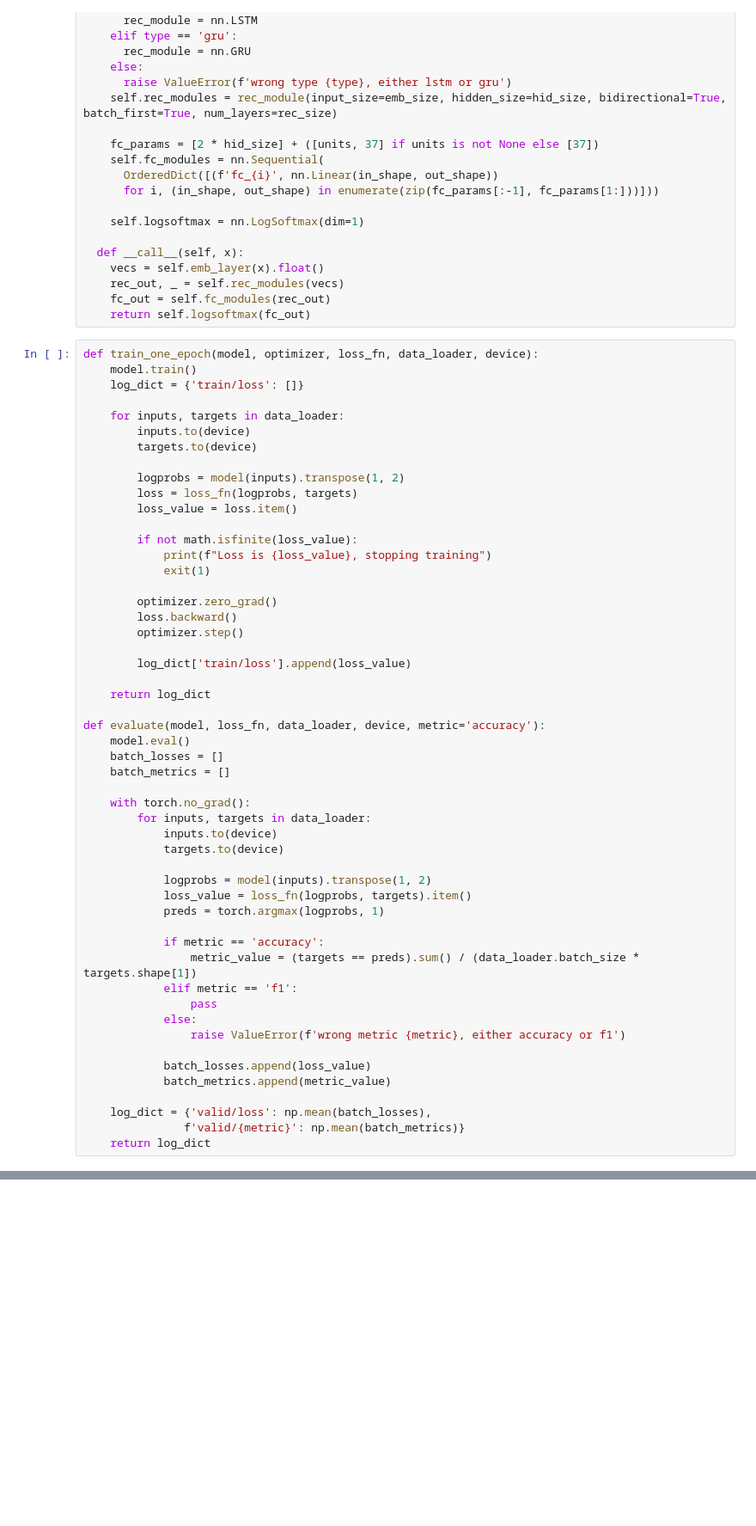
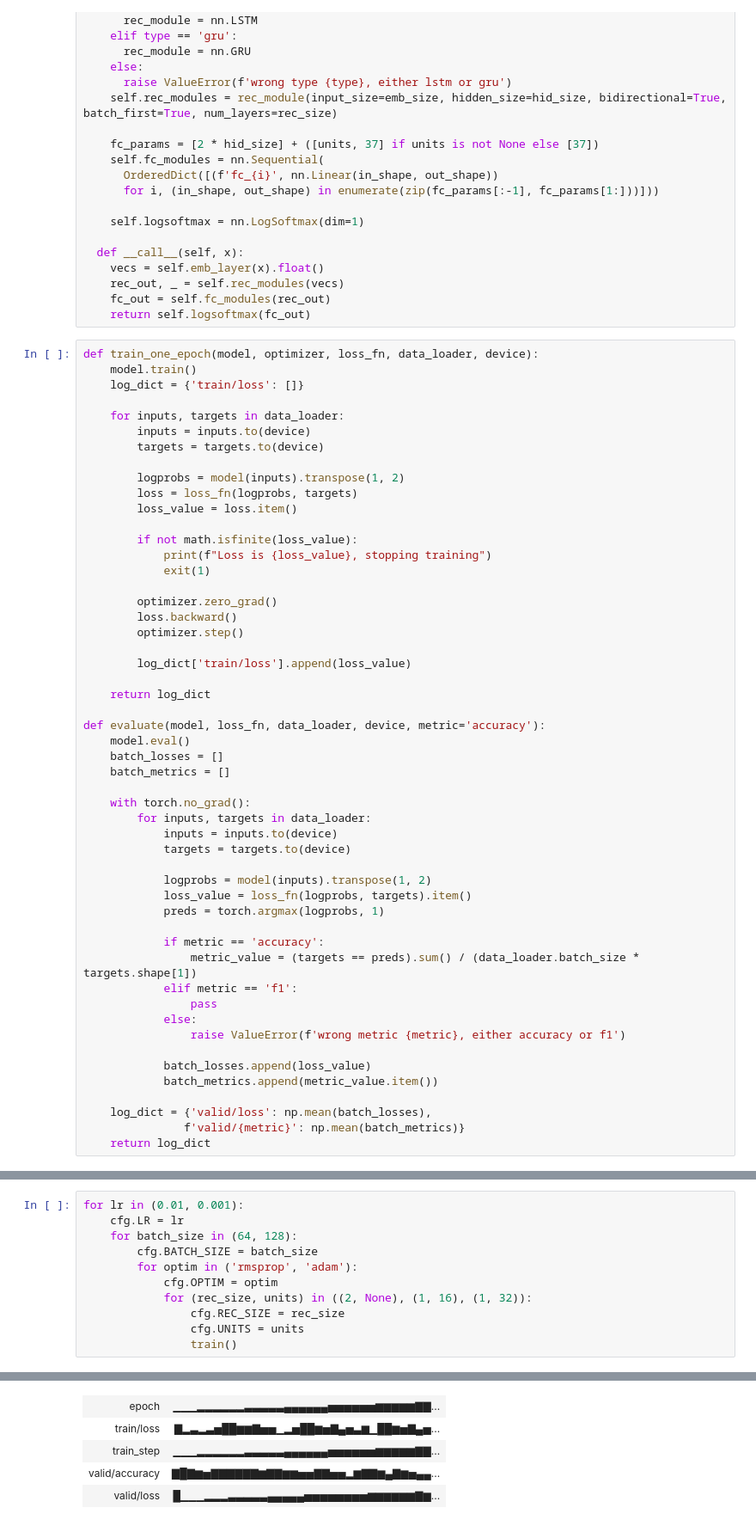
Before and after one commit to NLPetroni/assignment_one, a Jupyter notebook: assignment.ipynb, the cells around one changed output, grey strips where cells are left out. Shown at 86% size. Cells and saved outputs as stored; diff of their text form; blank space fills up the shorter version.

```diff
--- a/assignment.ipynb
+++ b/assignment.ipynb
@@ -314,8 +315,8 @@ def train_one_epoch(model, optimizer, loss_fn, data_loader, device):
     log_dict = {'train/loss': []}
 
     for inputs, targets in data_loader:
-        inputs.to(device)
-        targets.to(device)
+        inputs = inputs.to(device)
+        targets = targets.to(device)
 
         logprobs = model(inputs).transpose(1, 2)
         loss = loss_fn(logprobs, targets)
@@ -340,8 +341,8 @@ def evaluate(model, loss_fn, data_loader, device, metric='accuracy'):
 
     with torch.no_grad():
         for inputs, targets in data_loader:
-            inputs.to(device)
-            targets.to(device)
+            inputs = inputs.to(device)
+            targets = targets.to(device)
 
             logprobs = model(inputs).transpose(1, 2)
             loss_value = loss_fn(logprobs, targets).item()
@@ -355,7 +356,7 @@ def evaluate(model, loss_fn, data_loader, device, metric='accuracy'):
                 raise ValueError(f'wrong metric {metric}, either accuracy or f1')
 
             batch_losses.append(loss_value)
-            batch_metrics.append(metric_value)
+            batch_metrics.append(metric_value.item())
 
     log_dict = {'valid/loss': np.mean(batch_losses),
                f'valid/{metric}': np.mean(batch_metrics)}
@@ -461,0 +426,12 @@ Exception: The wandb backend process has shutdown
+# %%
+for lr in (0.01, 0.001):
+    cfg.LR = lr
+    for batch_size in (64, 128):
+        cfg.BATCH_SIZE = batch_size
+        for optim in ('rmsprop', 'adam'):
+            cfg.OPTIM = optim
+            for (rec_size, units) in ((2, None), (1, 16), (1, 32)):
+                cfg.REC_SIZE = rec_size
+                cfg.UNITS = units
+                train()
+# %% [output]
@@ -461,0 +477,5 @@ Exception: The wandb backend process has shutdown
+| epoch | ▁▁▁▂▂▂▂▂▂▃▃▃▃▃▄▄▄▄▄▄▅▅▅▅▅▅▆▆▆▆▆▇▇... |
+| train/loss | ▇▂▃▂▃▅██▆▆▇▅▅▁▂▅██▆▅▇▄▅▃▆▁██▆▅▇▄▅... |
+| train_step | ▁▁▁▂▂▂▂▂▂▃▃▃▃▃▄▄▄▄▄▄▅▅▅▅▅▅▆▆▆▆▆▇▇... |
+| valid/accuracy | ▇█▇▆▅▇▇▇▇▇▇▆▇▇▆▆▅▅▇▇▅▅▂▆▇▇▆▄▇▆▅▄▄... |
+| valid/loss | █▁▁▁▂▂▂▃▃▃▃▃▄▄▄▄▄▅▅▅▅▅▅▅▅▆▆▆▆▆▆▇▆... |
```
Also changed, not shown: parts of 7 cells of this notebook, 1 other file.
